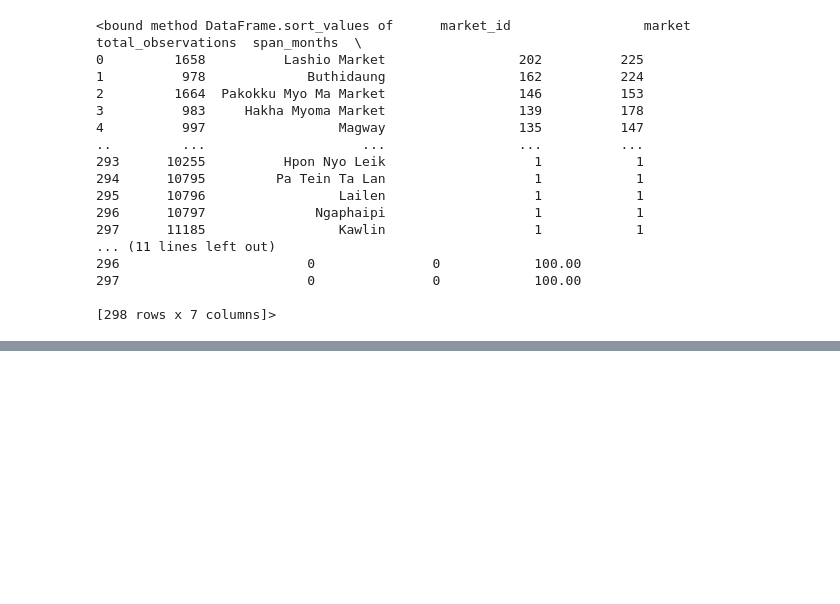
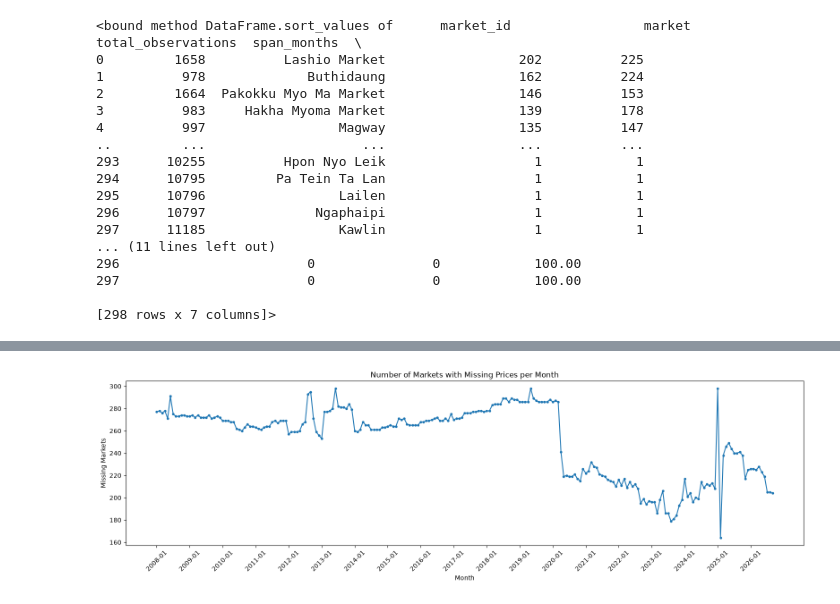
Before and after one commit to Ishigami-suhlaing/Myanmar-Food-Price-Forecasting, a Jupyter notebook: notebooks/rice/refined_rice.ipynb, the cells around one changed output, grey strips where cells are left out. Saved outputs shown, nothing was run; the diff lists cells and outputs as text; code cells hidden in the pictures; blank space fills up the shorter version.

```diff
--- a/notebooks/refined_rice.ipynb
+++ b/notebooks/rice/refined_rice.ipynb
@@ -39,7 +39,7 @@ import seaborn as sns
 pd.set_option("display.max_columns", 100)
 pd.set_option("display.max_rows", 100)
 
-DATA_PATH = Path("../data/prices.csv")
+DATA_PATH = Path("../../data/prices.csv")
 
 # Load raw dataset
 df_raw = pd.read_csv(DATA_PATH)
@@ -365,0 +422,26 @@ df_optimized.sort_values
+# %%
+monthly_missing_count = missing_matrix.sum(axis=0)
+
+plt.figure(figsize=(16, 5))
+
+plt.plot(
+    monthly_missing_count.index.astype(str),
+    monthly_missing_count.values,
+    marker="o",
+    markersize=3
+)
+
+plt.title("Number of Markets with Missing Prices per Month")
+plt.xlabel("Month")
+plt.ylabel("Missing Markets")
+
+plt.xticks(
+    ticks=range(0, len(monthly_missing_count), 12),
+    labels=monthly_missing_count.index.astype(str)[::12],
+    rotation=45
+)
+
+plt.tight_layout()
+plt.show()
+# %% [output]
+[figure, added]
```
Also changed, not shown: parts of 3 cells of this notebook, 7 other files.
